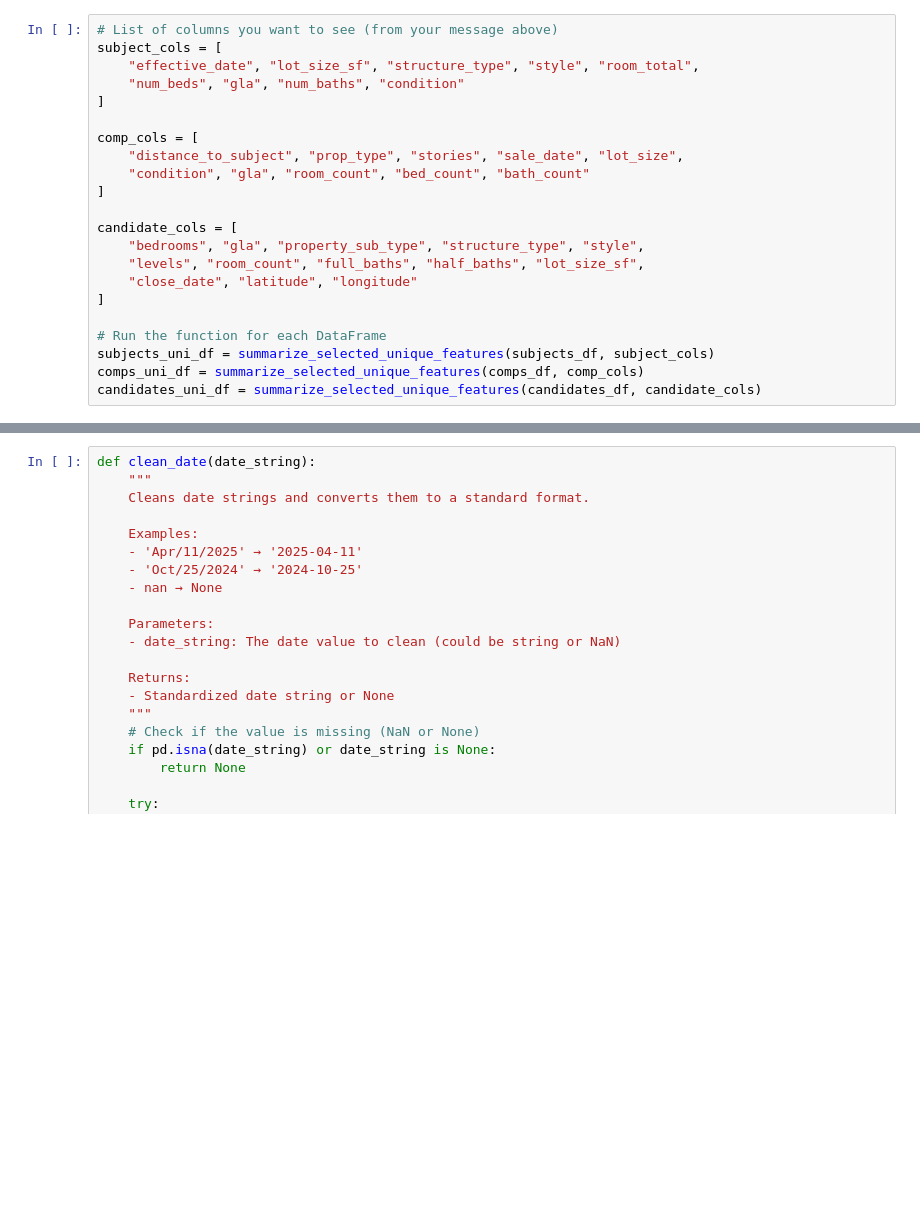
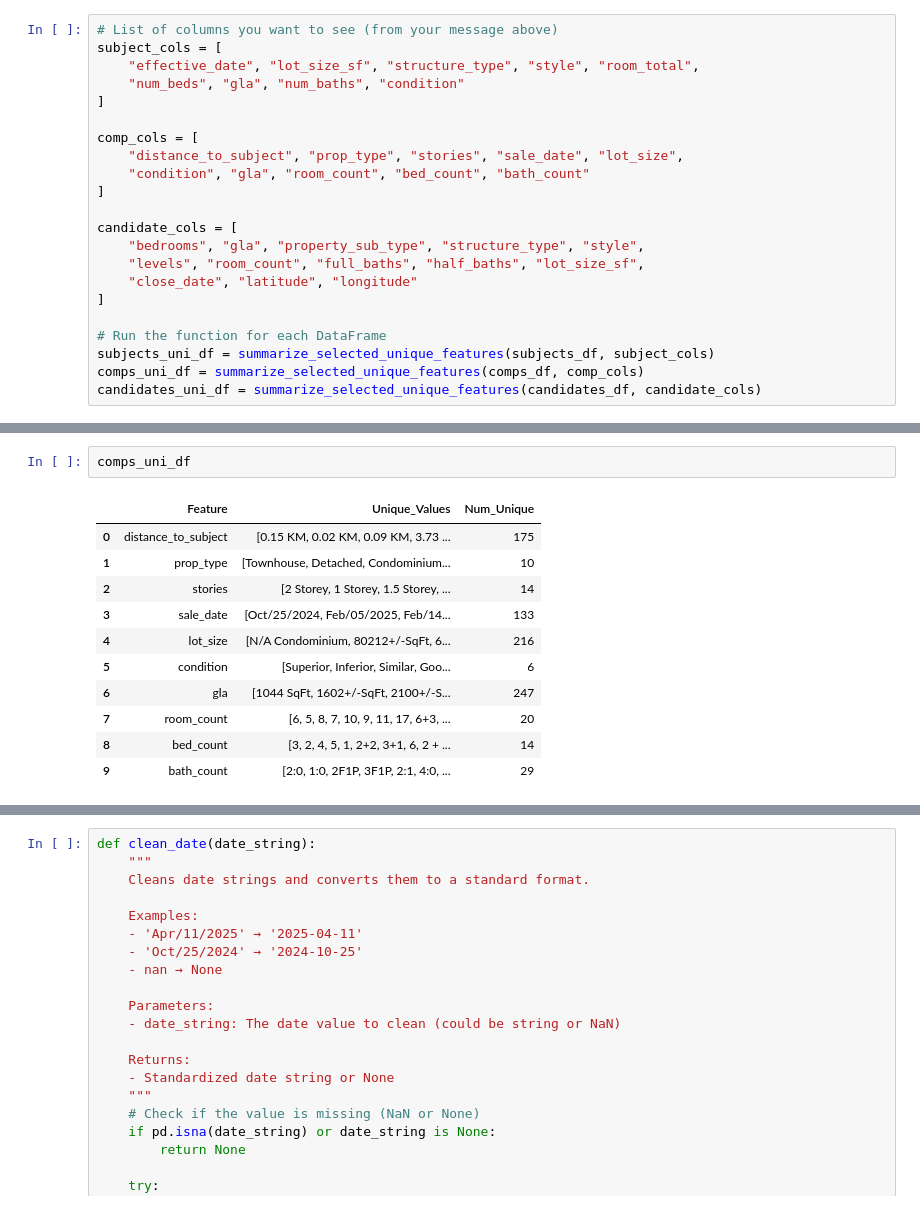
Before and after one commit to Raahim24/CompFinder-AI, a Jupyter notebook: data_cleaning.ipynb, the cells around one changed output, grey strips where cells are left out. Saved outputs shown, nothing was run; the diff lists cells and outputs as text; blank space fills up the shorter version.

```diff
--- a/data_cleaning.ipynb
+++ b/data_cleaning.ipynb
@@ -107,0 +121,14 @@ candidates_uni_df = summarize_selected_unique_features(candidates_df, candidate_
+# %%
+comps_uni_df
+# %% [output]
+|  | Feature | Unique_Values | Num_Unique |
+| 0 | distance_to_subject | [0.15 KM, 0.02 KM, 0.09 KM, 3.73 ... | 175 |
+| 1 | prop_type | [Townhouse, Detached, Condominium... | 10 |
+| 2 | stories | [2 Storey, 1 Storey, 1.5 Storey, ... | 14 |
+| 3 | sale_date | [Oct/25/2024, Feb/05/2025, Feb/14... | 133 |
+| 4 | lot_size | [N/A Condominium, 80212+/-SqFt, 6... | 216 |
+| 5 | condition | [Superior, Inferior, Similar, Goo... | 6 |
+| 6 | gla | [1044 SqFt, 1602+/-SqFt, 2100+/-S... | 247 |
+| 7 | room_count | [6, 5, 8, 7, 10, 9, 11, 17, 6+3, ... | 20 |
+| 8 | bed_count | [3, 2, 4, 5, 1, 2+2, 3+1, 6, 2 + ... | 14 |
+| 9 | bath_count | [2:0, 1:0, 2F1P, 3F1P, 2:1, 4:0, ... | 29 |
```
Also changed, not shown: parts of 19 cells of this notebook, 17 other files.
